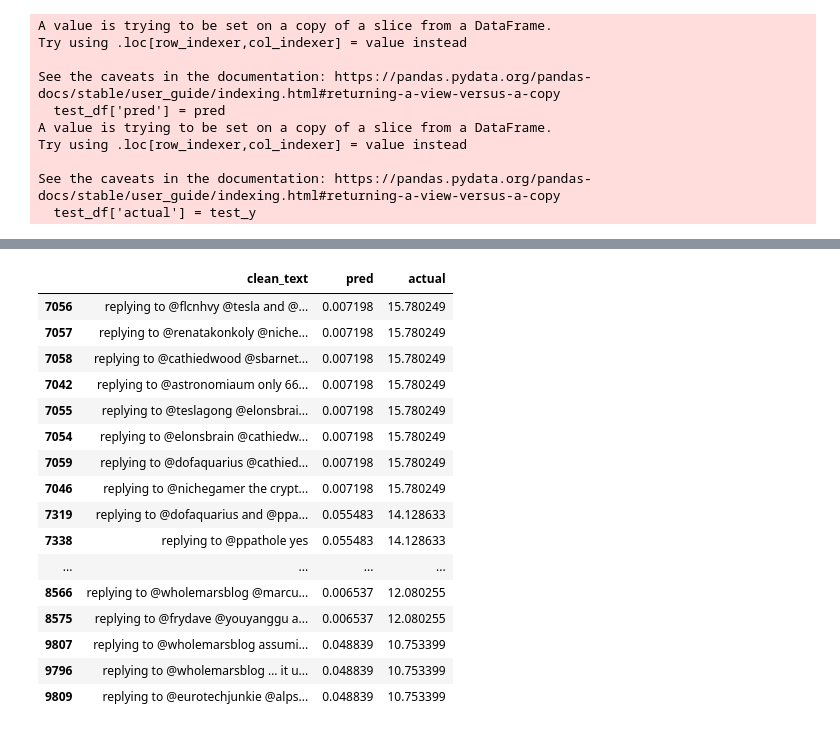
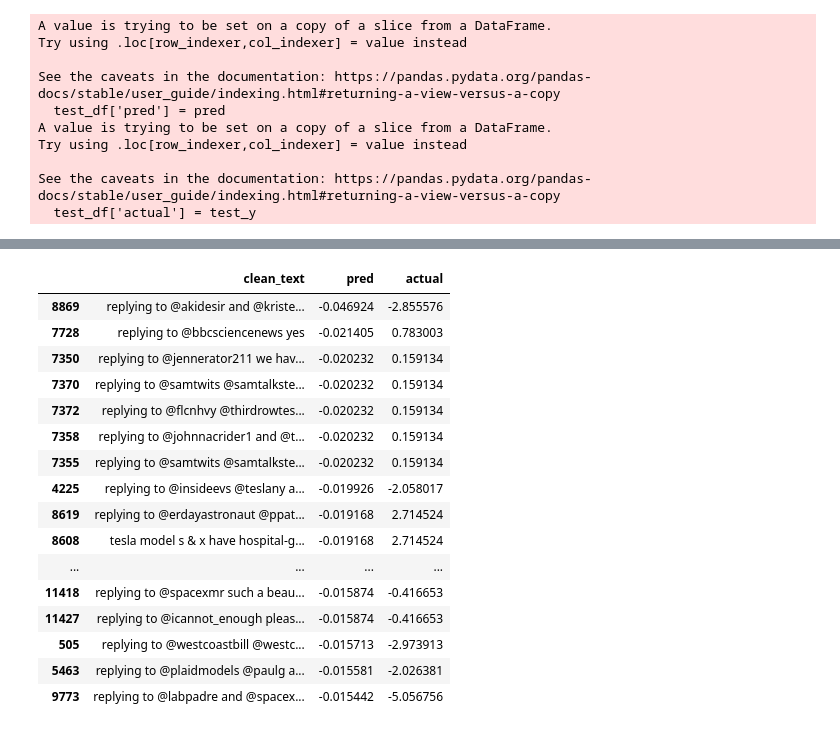
Before and after one commit to rfcarnemolla/deep_learning_group16, a Jupyter notebook: phil_model.ipynb, the cells around one changed output, grey strips where cells are left out. Drawn from its saved outputs; the diff is of its cells as text; code cells hidden in the pictures.

Commit message:
final models

```diff
--- a/phil_model.ipynb
+++ b/phil_model.ipynb
@@ -259,22 +259,22 @@ plt.hist(pred)
 # %%
 pd.options.display.max_colwidth = 1000
 # %%
-test_df.sort_values(by='actual', ascending=False).head(25)[['clean_text','pred','actual']]
+test_df.sort_values(by='pred', ascending=True).head(25)[['clean_text','pred','actual']]
 # %% [output]
 |  | clean_text | pred | actual |
-| 7056 | replying to @flcnhvy @tesla and @... | 0.007198 | 15.780249 |
-| 7057 | replying to @renatakonkoly @niche... | 0.007198 | 15.780249 |
-| 7058 | replying to @cathiedwood @sbarnet... | 0.007198 | 15.780249 |
-| 7042 | replying to @astronomiaum only 66... | 0.007198 | 15.780249 |
-| 7055 | replying to @teslagong @elonsbrai... | 0.007198 | 15.780249 |
-| 7054 | replying to @elonsbrain @cathiedw... | 0.007198 | 15.780249 |
-| 7059 | replying to @dofaquarius @cathied... | 0.007198 | 15.780249 |
-| 7046 | replying to @nichegamer the crypt... | 0.007198 | 15.780249 |
-| 7319 | replying to @dofaquarius and @ppa... | 0.055483 | 14.128633 |
-| 7338 | replying to @ppathole yes | 0.055483 | 14.128633 |
+| 8869 | replying to @akidesir and @kriste... | -0.046924 | -2.855576 |
+| 7728 | replying to @bbcsciencenews yes | -0.021405 | 0.783003 |
+| 7350 | replying to @jennerator211 we hav... | -0.020232 | 0.159134 |
+| 7370 | replying to @samtwits @samtalkste... | -0.020232 | 0.159134 |
+| 7372 | replying to @flcnhvy @thirdrowtes... | -0.020232 | 0.159134 |
+| 7358 | replying to @johnnacrider1 and @t... | -0.020232 | 0.159134 |
+| 7355 | replying to @samtwits @samtalkste... | -0.020232 | 0.159134 |
+| 4225 | replying to @insideevs @teslany a... | -0.019926 | -2.058017 |
+| 8619 | replying to @erdayastronaut @ppat... | -0.019168 | 2.714524 |
+| 8608 | tesla model s & x have hospital-g... | -0.019168 | 2.714524 |
 | ... | ... | ... | ... |
-| 8566 | replying to @wholemarsblog @marcu... | 0.006537 | 12.080255 |
-| 8575 | replying to @frydave @youyanggu a... | 0.006537 | 12.080255 |
-| 9807 | replying to @wholemarsblog assumi... | 0.048839 | 10.753399 |
-| 9796 | replying to @wholemarsblog … it u... | 0.048839 | 10.753399 |
-| 9809 | replying to @eurotechjunkie @alps... | 0.048839 | 10.753399 |
+| 11418 | replying to @spacexmr such a beau... | -0.015874 | -0.416653 |
+| 11427 | replying to @icannot_enough pleas... | -0.015874 | -0.416653 |
+| 505 | replying to @westcoastbill @westc... | -0.015713 | -2.973913 |
+| 5463 | replying to @plaidmodels @paulg a... | -0.015581 | -2.026381 |
+| 9773 | replying to @labpadre and @spacex... | -0.015442 | -5.056756 |
```
Also changed, not shown: parts of 3 cells of this notebook, 2 other files.
